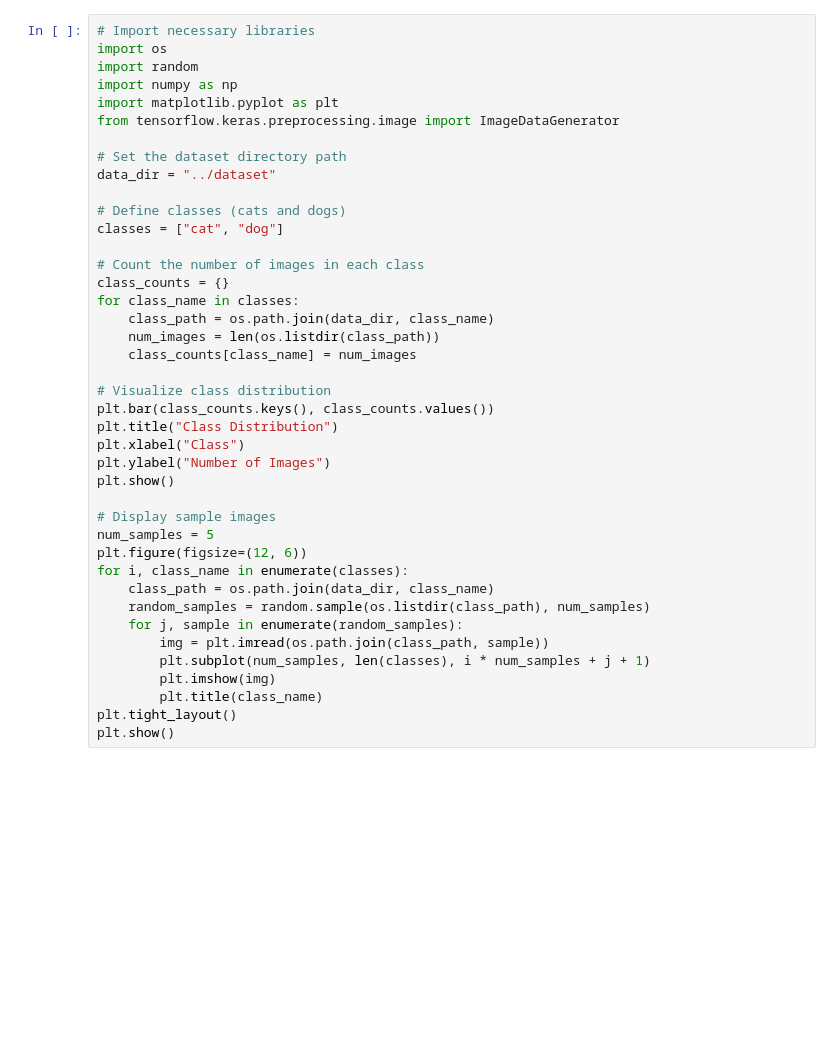
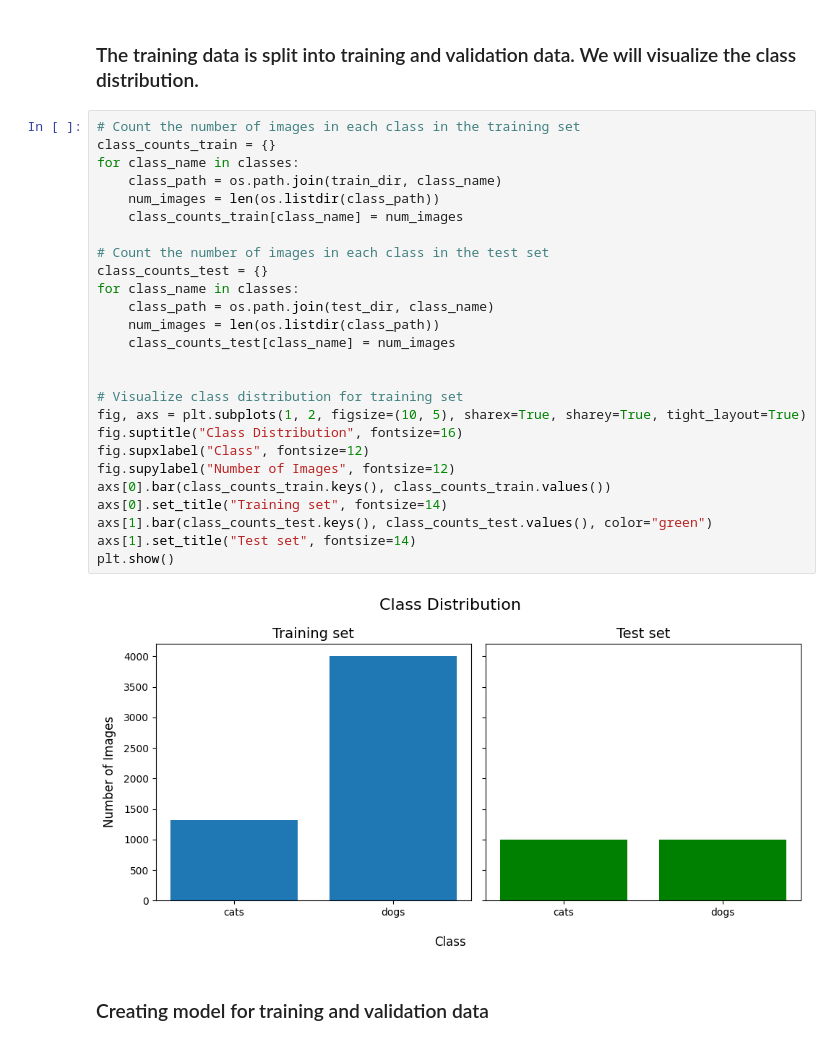
Before and after one commit to Alejandro-86/cat_dog_classifier, a Jupyter notebook: cat_dog_classifier/jupyter_notebooks/data_preparation.ipynb, the cells around one changed output. Cells and saved outputs as stored; diff of their text form; blank space fills up the shorter version.

```diff
--- a/cat_dog_classifier/jupyter_notebooks/data_preparation.ipynb
+++ b/cat_dog_classifier/jupyter_notebooks/data_preparation.ipynb
@@ -38,41 +40,32 @@ ModuleNotFoundError: No module named 'matplotlib'
-# %%
-# Import necessary libraries
-import os
-import random
-import numpy as np
-import matplotlib.pyplot as plt
-from tensorflow.keras.preprocessing.image import ImageDataGenerator
-
-# Set the dataset directory path
-data_dir = "../dataset"
-
-# Define classes (cats and dogs)
-classes = ["cat", "dog"]
-
-# Count the number of images in each class
-class_counts = {}
-for class_name in classes:
-    class_path = os.path.join(data_dir, class_name)
-    num_images = len(os.listdir(class_path))
-    class_counts[class_name] = num_images
-
-# Visualize class distribution
-plt.bar(class_counts.keys(), class_counts.values())
-plt.title("Class Distribution")
-plt.xlabel("Class")
-plt.ylabel("Number of Images")
-plt.show()
-
-# Display sample images
-num_samples = 5
-plt.figure(figsize=(12, 6))
-for i, class_name in enumerate(classes):
-    class_path = os.path.join(data_dir, class_name)
-    random_samples = random.sample(os.listdir(class_path), num_samples)
-    for j, sample in enumerate(random_samples):
-        img = plt.imread(os.path.join(class_path, sample))
-        plt.subplot(num_samples, len(classes), i * num_samples + j + 1)
-        plt.imshow(img)
-        plt.title(class_name)
-plt.tight_layout()
-plt.show()
+# %% [markdown]
+### The training data is split into training and validation data. We will visualize the class distribution.
+# %%
+# Count the number of images in each class in the training set
+class_counts_train = {}
+for class_name in classes:
+    class_path = os.path.join(train_dir, class_name)
+    num_images = len(os.listdir(class_path))
+    class_counts_train[class_name] = num_images
+
+# Count the number of images in each class in the test set
+class_counts_test = {}
+for class_name in classes:
+    class_path = os.path.join(test_dir, class_name)
+    num_images = len(os.listdir(class_path))
+    class_counts_test[class_name] = num_images
+
+
+# Visualize class distribution for training set
+fig, axs = plt.subplots(1, 2, figsize=(10, 5), sharex=True, sharey=True, tight_layout=True)
+fig.suptitle("Class Distribution", fontsize=16)
+fig.supxlabel("Class", fontsize=12)
+fig.supylabel("Number of Images", fontsize=12)
+axs[0].bar(class_counts_train.keys(), class_counts_train.values())
+axs[0].set_title("Training set", fontsize=14)
+axs[1].bar(class_counts_test.keys(), class_counts_test.values(), color="green")
+axs[1].set_title("Test set", fontsize=14)
+plt.show()
+# %% [output]
+[figure, added]
+# %% [markdown]
+### Creating model for training and validation data
```
Also changed, not shown: parts of 9 cells of this notebook, 1 other file.
